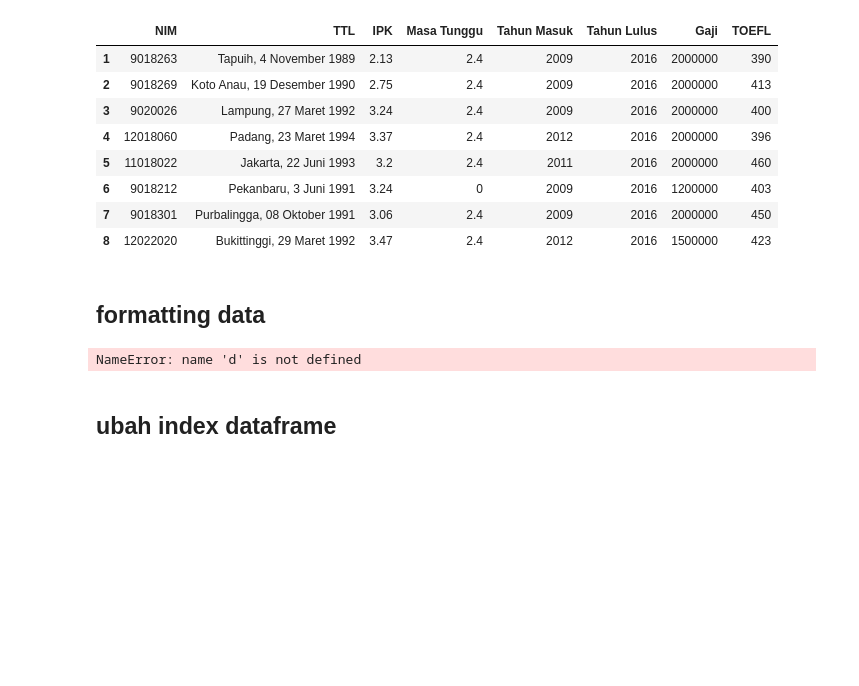
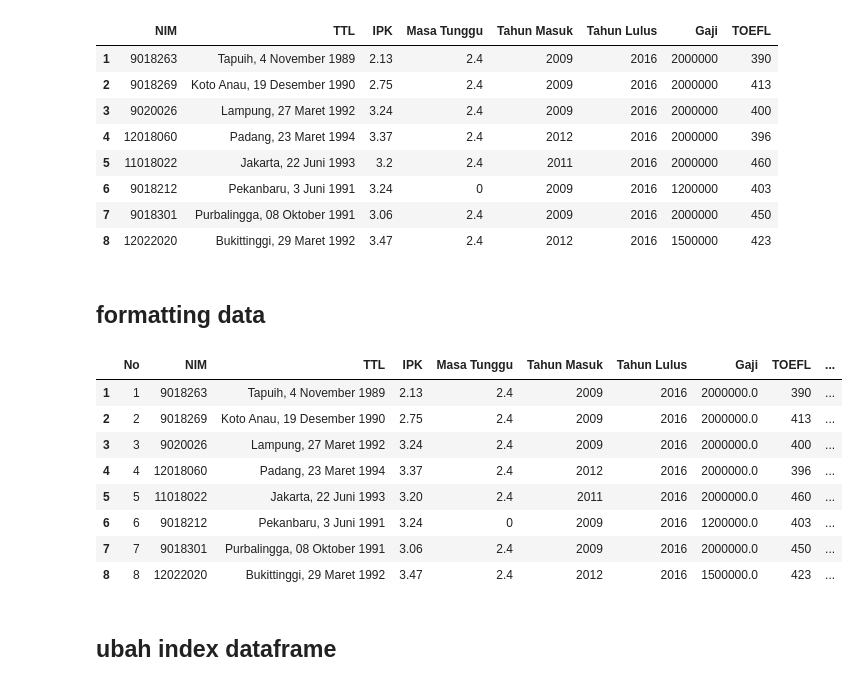
Before and after one commit to RazorPG/praktikum_data_mining, a Jupyter notebook: praktikum_6/example.ipynb, the cells around one changed output. Saved outputs shown, nothing was run; the diff lists cells and outputs as text; code cells hidden in the pictures; blank space fills up the shorter version.

```diff
--- a/praktikum_6/example.ipynb
+++ b/praktikum_6/example.ipynb
@@ -45,8 +45,33 @@ d
 ## formatting data
 # %%
 d.dtypes
+from datetime import datetime
+now = datetime.now()
+
+df.columns = df.iloc[0]
+df = df.drop(0)
+
+now.year
+for index, row in df.iterrows():
+    df.loc[index, 'Tahun Lahir'] = row['TTL'][-4:]
+for index, row in df.iterrows():
+    df.loc[index, 'Umur'] = now.year - int(row['Tahun Lahir'])
+for index, row in df.iterrows():
+    df.loc[index, 'MasaStudi'] = row['Tahun Lulus'] - row['Tahun Masuk']
+df['IPK'] = df['IPK'].apply(str)
+df['IPK'] = df['IPK'].str.replace(',', '.').apply(float)
+df['Gaji'] = df['Gaji'].apply(float)
+df
 # %% [output]
-NameError: name 'd' is not defined
+|  | No | NIM | TTL | IPK | Masa Tunggu | Tahun Masuk | Tahun Lulus | Gaji | TOEFL | ... |
+| 1 | 1 | 9018263 | Tapuih, 4 November 1989 | 2.13 | 2.4 | 2009 | 2016 | 2000000.0 | 390 | ... |
+| 2 | 2 | 9018269 | Koto Anau, 19 Desember 1990 | 2.75 | 2.4 | 2009 | 2016 | 2000000.0 | 413 | ... |
+| 3 | 3 | 9020026 | Lampung, 27 Maret 1992 | 3.24 | 2.4 | 2009 | 2016 | 2000000.0 | 400 | ... |
+| 4 | 4 | 12018060 | Padang, 23 Maret 1994 | 3.37 | 2.4 | 2012 | 2016 | 2000000.0 | 396 | ... |
+| 5 | 5 | 11018022 | Jakarta, 22 Juni 1993 | 3.20 | 2.4 | 2011 | 2016 | 2000000.0 | 460 | ... |
+| 6 | 6 | 9018212 | Pekanbaru, 3 Juni 1991 | 3.24 | 0 | 2009 | 2016 | 1200000.0 | 403 | ... |
+| 7 | 7 | 9018301 | Purbalingga, 08 Oktober 1991 | 3.06 | 2.4 | 2009 | 2016 | 2000000.0 | 450 | ... |
+| 8 | 8 | 12022020 | Bukittinggi, 29 Maret 1992 | 3.47 | 2.4 | 2012 | 2016 | 1500000.0 | 423 | ... |
 # %% [markdown]
 ## ubah index dataframe
 # %%
```
Also changed, not shown: 9 other files.
